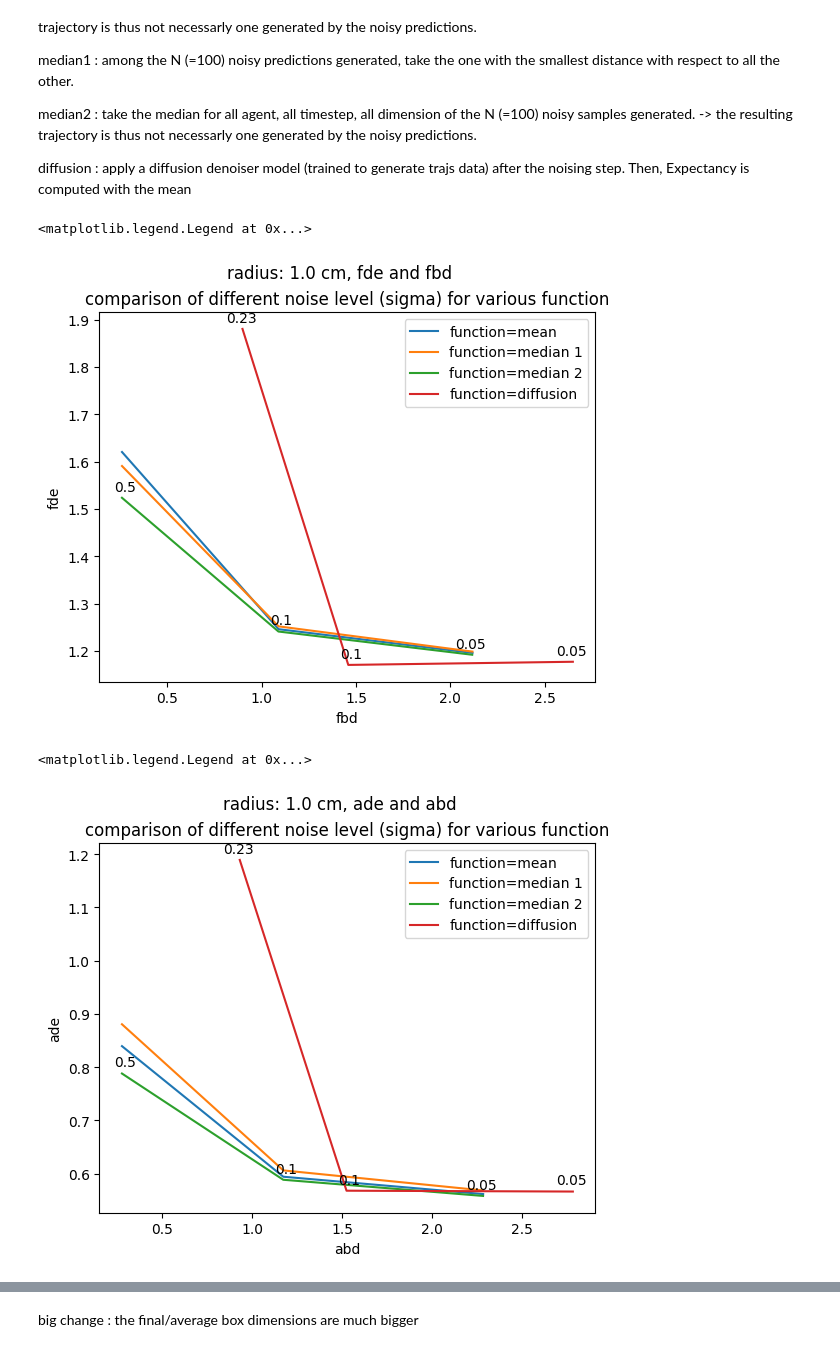
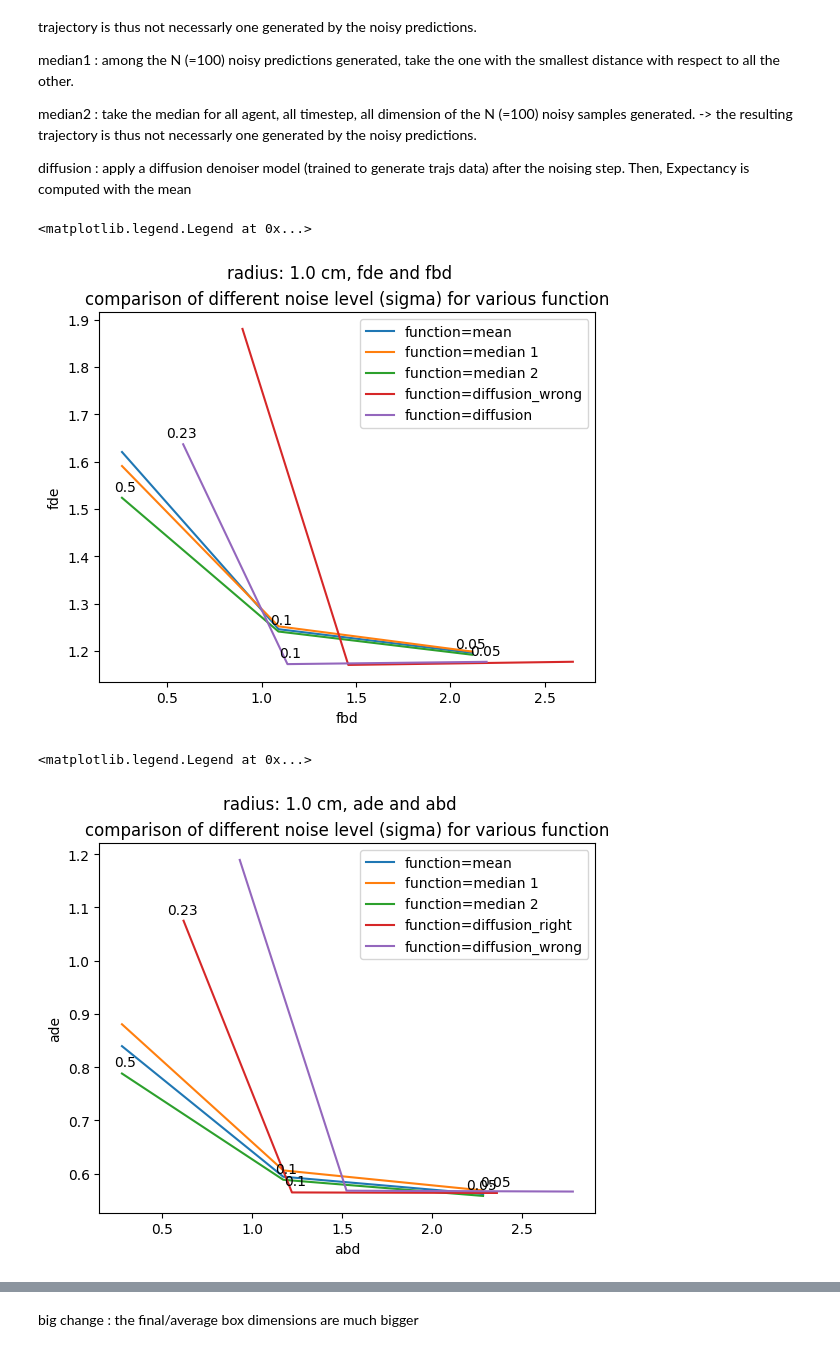
Before and after one commit to TicaGit/s_aware_prediction_VITA, a Jupyter notebook: analyse/05_08_bounds/analyse_08_may.ipynb, the cells around one changed output, grey strips where cells are left out. Cells and saved outputs as stored; diff of their text form; code cells hidden in the pictures.

Commit message:
continue rm + plots

```diff
--- a/analyse/05_08_bounds/analyse_08_may.ipynb
+++ b/analyse/05_08_bounds/analyse_08_may.ipynb
@@ -242,0 +307,19 @@ df_diff_mean
+# %%
+df_r_001_s_005 = pd.read_csv("data/diff_wrong/temp_sig0.05_r0.01.txt", sep="\t")
+df_r_001_s_01 = pd.read_csv("data/diff_wrong/temp_sig0.1_r0.01.txt", sep="\t")
+df_r_001_s_023 = pd.read_csv("data/diff_wrong/temp_sig0.23_r0.01.txt", sep="\t")
+
+df_r_005_s_005 = pd.read_csv("data/diff_wrong/temp_sig0.05_r0.05.txt", sep="\t")
+df_r_005_s_01_diff = pd.read_csv("data/diff_wrong/temp_sig0.1_r0.05.txt", sep="\t")
+df_r_005_s_023 = pd.read_csv("data/diff_wrong/temp_sig0.23_r0.05.txt", sep="\t")
+
+df_r_01_s_005 = pd.read_csv("data/diff_wrong/temp_sig0.05_r0.1.txt", sep="\t")
+df_r_01_s_01 = pd.read_csv("data/diff_wrong/temp_sig0.1_r0.1.txt", sep="\t")
+df_r_01_s_023 = pd.read_csv("data/diff_wrong/temp_sig0.23_r0.1.txt", sep="\t")
+
+df_all_diff_w = pd.concat((df_r_001_s_005, df_r_001_s_01, df_r_001_s_023,
+                    df_r_005_s_005, df_r_005_s_01_diff, df_r_005_s_023,
+                    df_r_01_s_005, df_r_01_s_01, df_r_01_s_023), ignore_index=True)
+# %%
+df_diff_mean_w = df_all_diff_w.groupby(["r", "sigma"], as_index=False).mean()
+df_diff_mean_w
@@ -243,15 +337,18 @@ df_diff_mean
 # %%
 fig, ax = plt.subplots()
 
-[ax.plot(df_diff_mean[df_diff_mean["r"] == r]["abd"], df_diff_mean[df_diff_mean["r"] == r]["ade"], label = f"r={r}") for r in [0.01, 0.05, 0.10]]
+[ax.plot(df_diff_mean_w[df_diff_mean_w["r"] == r]["abd"], df_diff_mean_w[df_diff_mean_w["r"] == r]["ade"], label = f"r={r}") for r in [0.01, 0.05, 0.10]]
 ax.set(title="comparison of different noise level (sigma) for various radius requirements", xlabel="abd", ylabel="ade")
 plt.suptitle("DIFFUSION")
 plt.legend()
 
+[ax.plot(df_diff_mean[df_diff_mean["r"] == r]["abd"], df_diff_mean[df_diff_mean["r"] == r]["ade"], label = f"r={r}") for r in [0.01]]
+
+
 for r in [0.01, 0.05, 0.10]:
-    for i, (x,y) in enumerate(zip(df_diff_mean[df_diff_mean["r"] == r]["abd"],df_diff_mean[df_diff_mean["r"] == r]["ade"])):
+    for i, (x,y) in enumerate(zip(df_diff_mean_w[df_diff_mean_w["r"] == r]["abd"],df_diff_mean_w[df_diff_mean_w["r"] == r]["ade"])):
 
-        label = str(df_diff_mean.iloc[i]["sigma"])
+        label = str(df_diff_mean_w.iloc[i]["sigma"])
 
         plt.annotate(label, # this is the text
                     (x,y), # these are the coordinates to position the label
@@ -263,15 +360,17 @@ for r in [0.01, 0.05, 0.10]:
 # %%
 fig, ax = plt.subplots()
 
-[ax.plot(df_diff_mean[df_diff_mean["r"] == r]["fbd"], df_diff_mean[df_diff_mean["r"] == r]["fde"], label = f"r={r}") for r in [0.01, 0.05, 0.10]]
+[ax.plot(df_diff_mean_w[df_diff_mean_w["r"] == r]["fbd"], df_diff_mean_w[df_diff_mean_w["r"] == r]["fde"], label = f"r={r}") for r in [0.01, 0.05, 0.10]]
 ax.set(title="comparison of different noise level (sigma) for various radius requirements", xlabel="fbd", ylabel="fde")
 plt.suptitle("DIFFUSION")
 plt.legend()
 
+[ax.plot(df_diff_mean[df_diff_mean["r"] == r]["fbd"], df_diff_mean[df_diff_mean["r"] == r]["fde"], label = f"r={r}") for r in [0.01]]
+
 for r in [0.01, 0.05, 0.10]:
-    for i, (x,y) in enumerate(zip(df_diff_mean[df_diff_mean["r"] == r]["fbd"],df_diff_mean[df_diff_mean["r"] == r]["fde"])):
+    for i, (x,y) in enumerate(zip(df_diff_mean_w[df_diff_mean_w["r"] == r]["fbd"],df_diff_mean_w[df_diff_mean_w["r"] == r]["fde"])):
 
-        label = str(df_diff_mean.iloc[i]["sigma"])
+        label = str(df_diff_mean_w.iloc[i]["sigma"])
 
         plt.annotate(label, # this is the text
                     (x,y), # these are the coordinates to position the label
@@ -295,8 +394,8 @@ diffusion : apply a diffusion denoiser model (trained to generate trajs data) af
 # %%
 fig, ax = plt.subplots()
 r = 0.01 # 1 cm
-func_name = ["mean", "median 1", "median 2", "diffusion"]
-[ax.plot(df[df["r"] == r]["fbd"], df[df["r"] == r]["fde"], label = f"function={func_name[i]}") for i, df in enumerate([df_mean_mean, df_med1_mean, df_med2_mean, df_diff_mean])]
+func_name = ["mean", "median 1", "median 2", "diffusion_wrong","diffusion"]
+[ax.plot(df[df["r"] == r]["fbd"], df[df["r"] == r]["fde"], label = f"function={func_name[i]}") for i, df in enumerate([df_mean_mean, df_med1_mean, df_med2_mean, df_diff_mean_w, df_diff_mean])]
 ax.set(title="comparison of different noise level (sigma) for various function", xlabel="fbd", ylabel="fde")
 plt.suptitle(f"radius: {r*100} cm, fde and fbd")
 for df in (df_med2_mean, df_diff_mean):
@@ -313,29 +412,29 @@ for df in (df_med2_mean, df_diff_mean):
 plt.legend()
 # %% [output]
 <matplotlib.legend.Legend at 0x...>
-[figure, old version]
+[figure, new version]
 # %%
 fig, ax = plt.subplots()
 r = 0.01 # 1 cm
-func_name = ["mean", "median 1", "median 2", "diffusion"]
-[ax.plot(df[df["r"] == r]["abd"], df[df["r"] == r]["ade"], label = f"function={func_name[i]}") for i, df in enumerate([df_mean_mean, df_med1_mean, df_med2_mean, df_diff_mean])]
+func_name = ["mean", "median 1", "median 2", "diffusion_right", "diffusion_wrong"]
+[ax.plot(df[df["r"] == r]["abd"], df[df["r"] == r]["ade"], label = f"function={func_name[i]}") for i, df in enumerate([df_mean_mean, df_med1_mean, df_med2_mean, df_diff_mean, df_diff_mean_w])]
 ax.set(title="comparison of different noise level (sigma) for various function", xlabel="abd", ylabel="ade")
 plt.suptitle(f"radius: {r*100} cm, ade and abd")
 for df in (df_med2_mean, df_diff_mean):
         for i, (x,y) in enumerate(zip(df[df["r"] == r]["abd"],df[df["r"] == r]["ade"])):
 
                 label = str(df.iloc[i]["sigma"])
 
                 plt.annotate(label, # this is the text
                         (x,y), # these are the coordinates to position the label
                         textcoords="offset points", # how to position the text
                         xytext=(10,5), # distance from text to points (x,y)
                         ha='right')
 
 plt.legend()
 # %% [output]
 <matplotlib.legend.Legend at 0x...>
-[figure, old version]
+[figure, new version]
 # %%
 fig, ax = plt.subplots()
 r = 0.05 # 5 cm
```
Also changed, not shown: parts of 31 cells of this notebook, 25 other files.
